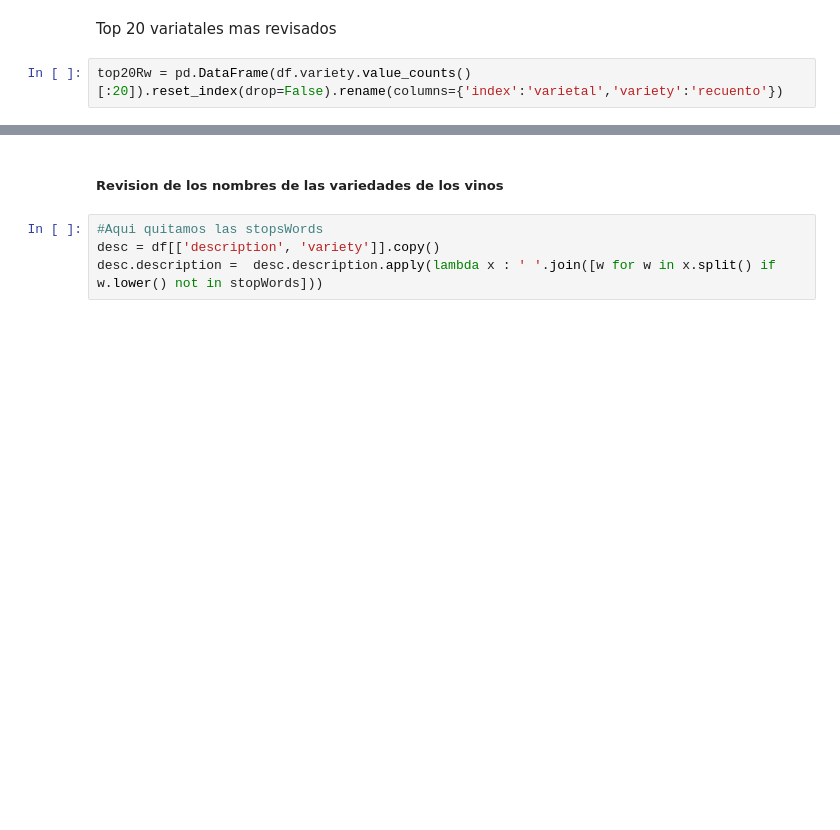
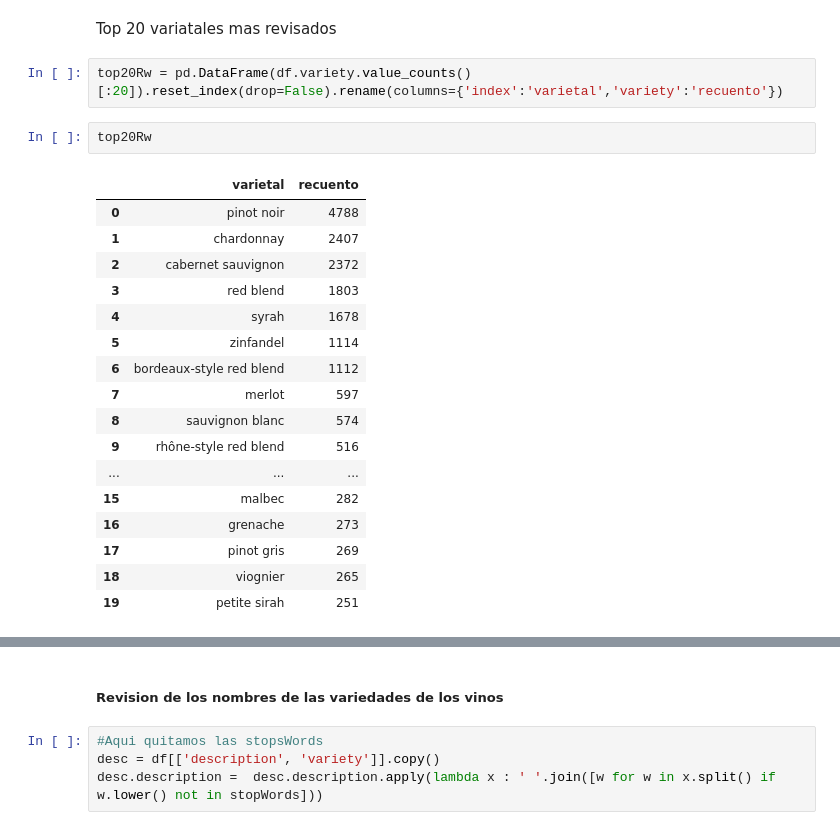
Before and after one commit to Arzanico/TopicModeling, a Jupyter notebook: notebook/topicModeling_1.ipynb, the cells around one changed output, grey strips where cells are left out. Cells and saved outputs as stored; diff of their text form; blank space fills up the shorter version.

```diff
--- a/notebook/topicModeling_1.ipynb
+++ b/notebook/topicModeling_1.ipynb
@@ -160,3 +160,23 @@ Hay vinos de  1  paises y 2791  bodegas diferentes
 Top 20 variatales mas revisados
 # %%
 top20Rw = pd.DataFrame(df.variety.value_counts()[:20]).reset_index(drop=False).rename(columns={'index':'varietal','variety':'recuento'})
+# %%
+top20Rw
+# %% [output]
+|  | varietal | recuento |
+| 0 | pinot noir | 4788 |
+| 1 | chardonnay | 2407 |
+| 2 | cabernet sauvignon | 2372 |
+| 3 | red blend | 1803 |
+| 4 | syrah | 1678 |
+| 5 | zinfandel | 1114 |
+| 6 | bordeaux-style red blend | 1112 |
+| 7 | merlot | 597 |
+| 8 | sauvignon blanc | 574 |
+| 9 | rhône-style red blend | 516 |
+| ... | ... | ... |
+| 15 | malbec | 282 |
+| 16 | grenache | 273 |
+| 17 | pinot gris | 269 |
+| 18 | viognier | 265 |
+| 19 | petite sirah | 251 |
```
Also changed, not shown: parts of 11 cells of this notebook.
